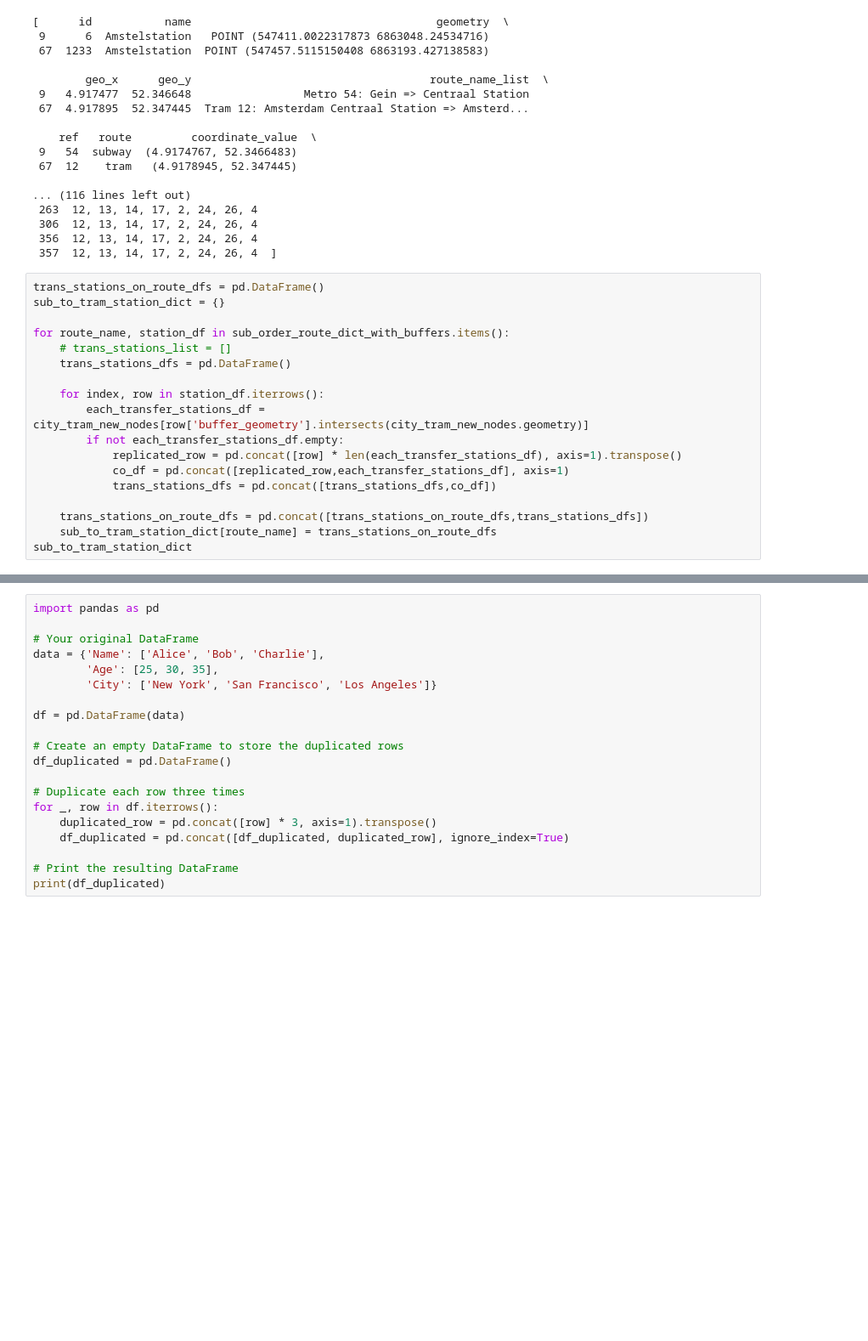
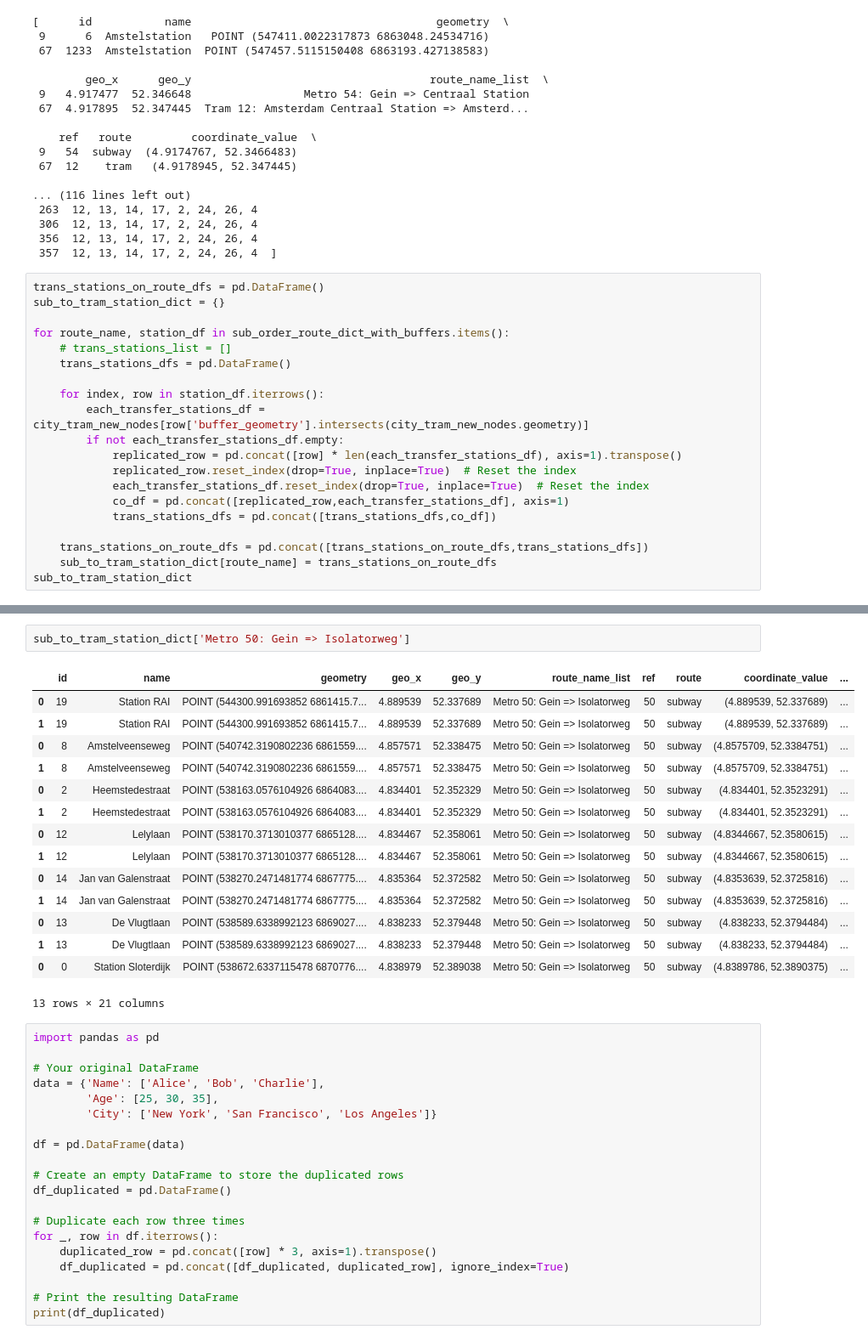
Before and after one commit to SYuGao/uvmt, a Jupyter notebook: notebooks/transfer2_all_amsterdam.ipynb, the cells around one changed output, grey strips where cells are left out. Shown at 85% size. Cells and saved outputs as stored; diff of their text form; blank space fills up the shorter version.

Commit message:
run sub_to_tram_station_dict successfully

```diff
--- a/notebooks/transfer2_all_amsterdam.ipynb
+++ b/notebooks/transfer2_all_amsterdam.ipynb
@@ -882,6 +882,8 @@ for route_name, station_df in sub_order_route_dict_with_buffers.items():
         each_transfer_stations_df = city_tram_new_nodes[row['buffer_geometry'].intersects(city_tram_new_nodes.geometry)]
         if not each_transfer_stations_df.empty:
             replicated_row = pd.concat([row] * len(each_transfer_stations_df), axis=1).transpose()
+            replicated_row.reset_index(drop=True, inplace=True)  # Reset the index
+            each_transfer_stations_df.reset_index(drop=True, inplace=True)  # Reset the index
             co_df = pd.concat([replicated_row,each_transfer_stations_df], axis=1)
             trans_stations_dfs = pd.concat([trans_stations_dfs,co_df])
 
@@ -893,3 +911,21 @@ InvalidIndexError: Reindexing only valid with uniquely valued Index objects
+# %%
+sub_to_tram_station_dict['Metro 50: Gein => Isolatorweg']
+# %% [output]
+|  | id | name | geometry | geo_x | geo_y | route_name_list | ref | route | coordinate_value | ... |
+| 0 | 19 | Station RAI | POINT (544300.991693852 6861415.7... | 4.889539 | 52.337689 | Metro 50: Gein => Isolatorweg | 50 | subway | (4.889539, 52.337689) | ... |
+| 1 | 19 | Station RAI | POINT (544300.991693852 6861415.7... | 4.889539 | 52.337689 | Metro 50: Gein => Isolatorweg | 50 | subway | (4.889539, 52.337689) | ... |
+| 0 | 8 | Amstelveenseweg | POINT (540742.3190802236 6861559.... | 4.857571 | 52.338475 | Metro 50: Gein => Isolatorweg | 50 | subway | (4.8575709, 52.3384751) | ... |
+| 1 | 8 | Amstelveenseweg | POINT (540742.3190802236 6861559.... | 4.857571 | 52.338475 | Metro 50: Gein => Isolatorweg | 50 | subway | (4.8575709, 52.3384751) | ... |
+| 0 | 2 | Heemstedestraat | POINT (538163.0576104926 6864083.... | 4.834401 | 52.352329 | Metro 50: Gein => Isolatorweg | 50 | subway | (4.834401, 52.3523291) | ... |
+| 1 | 2 | Heemstedestraat | POINT (538163.0576104926 6864083.... | 4.834401 | 52.352329 | Metro 50: Gein => Isolatorweg | 50 | subway | (4.834401, 52.3523291) | ... |
+| 0 | 12 | Lelylaan | POINT (538170.3713010377 6865128.... | 4.834467 | 52.358061 | Metro 50: Gein => Isolatorweg | 50 | subway | (4.8344667, 52.3580615) | ... |
+| 1 | 12 | Lelylaan | POINT (538170.3713010377 6865128.... | 4.834467 | 52.358061 | Metro 50: Gein => Isolatorweg | 50 | subway | (4.8344667, 52.3580615) | ... |
+| 0 | 14 | Jan van Galenstraat | POINT (538270.2471481774 6867775.... | 4.835364 | 52.372582 | Metro 50: Gein => Isolatorweg | 50 | subway | (4.8353639, 52.3725816) | ... |
+| 1 | 14 | Jan van Galenstraat | POINT (538270.2471481774 6867775.... | 4.835364 | 52.372582 | Metro 50: Gein => Isolatorweg | 50 | subway | (4.8353639, 52.3725816) | ... |
+| 0 | 13 | De Vlugtlaan | POINT (538589.6338992123 6869027.... | 4.838233 | 52.379448 | Metro 50: Gein => Isolatorweg | 50 | subway | (4.838233, 52.3794484) | ... |
+| 1 | 13 | De Vlugtlaan | POINT (538589.6338992123 6869027.... | 4.838233 | 52.379448 | Metro 50: Gein => Isolatorweg | 50 | subway | (4.838233, 52.3794484) | ... |
+| 0 | 0 | Station Sloterdijk | POINT (538672.6337115478 6870776.... | 4.838979 | 52.389038 | Metro 50: Gein => Isolatorweg | 50 | subway | (4.8389786, 52.3890375) | ... |
+13 rows × 21 columns
 # %%
 import pandas as pd
 
```
Also changed, not shown: parts of 2 cells of this notebook.
